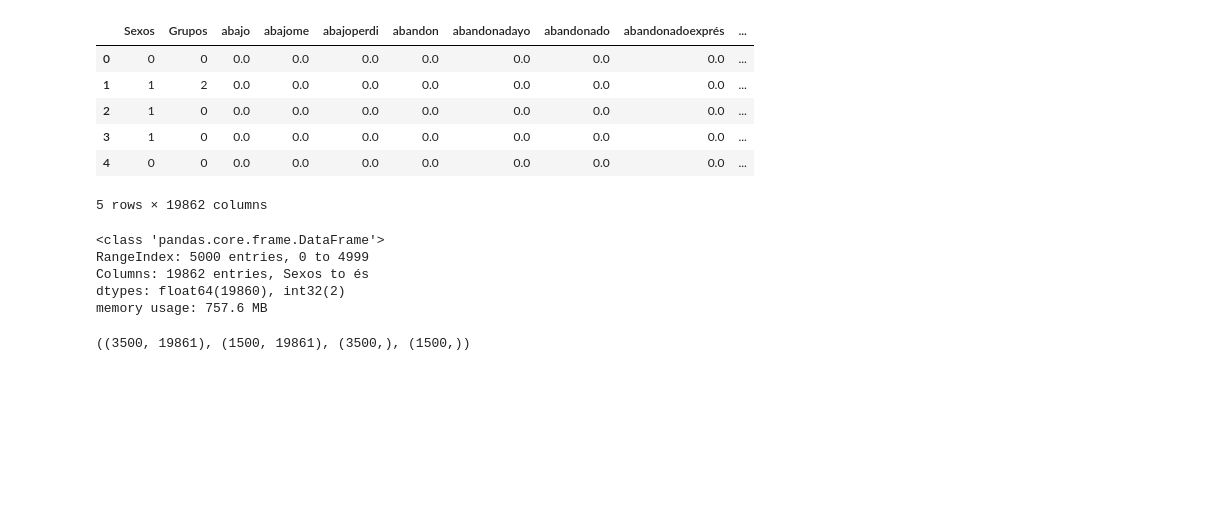
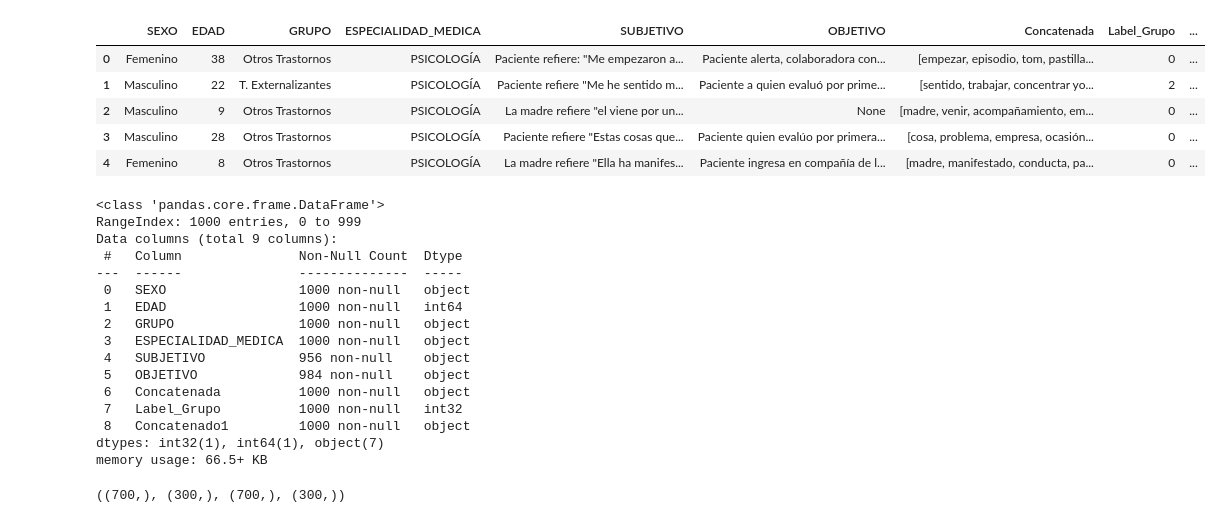
Before and after one commit to Isaias951017/Trabajo-Practica, a Jupyter notebook: models/RandomForest.ipynb, the cells around one changed output. Cells and saved outputs as stored; diff of their text form; code cells hidden in the pictures; blank space fills up the shorter version.

Commit message:
Creacion de modelos, modificiación funciones y main

```diff
--- a/models/RandomForest.ipynb
+++ b/models/RandomForest.ipynb
@@ -10,29 +11,46 @@ from sklearn.metrics import confusion_matrix
 # %%
-df = pd.read_parquet(r"C:\Users\ISAIAS_QUINTERO\Desktop\Trabajo Practica\datos_vectorizados.parquet")
+df = pd.read_parquet(r"C:\Users\ISAIAS_QUINTERO\Desktop\Trabajo Practica\datos_modelo.parquet")
 df.head()
 # %% [output]
-|  | Sexos | Grupos | abajo | abajome | abajoperdi | abandon | abandonadayo | abandonado | abandonadoexprés | ... |
-| 0 | 0 | 0 | 0.0 | 0.0 | 0.0 | 0.0 | 0.0 | 0.0 | 0.0 | ... |
-| 1 | 1 | 2 | 0.0 | 0.0 | 0.0 | 0.0 | 0.0 | 0.0 | 0.0 | ... |
-| 2 | 1 | 0 | 0.0 | 0.0 | 0.0 | 0.0 | 0.0 | 0.0 | 0.0 | ... |
-| 3 | 1 | 0 | 0.0 | 0.0 | 0.0 | 0.0 | 0.0 | 0.0 | 0.0 | ... |
-| 4 | 0 | 0 | 0.0 | 0.0 | 0.0 | 0.0 | 0.0 | 0.0 | 0.0 | ... |
+|  | SEXO | EDAD | GRUPO | ESPECIALIDAD_MEDICA | SUBJETIVO | OBJETIVO | Concatenada | Label_Grupo | ... |
+| 0 | Femenino | 38 | Otros Trastornos | PSICOLOGÍA | Paciente refiere: "Me empezaron a... | Paciente alerta, colaboradora con... | [empezar, episodio, tom, pastilla... | 0 | ... |
+| 1 | Masculino | 22 | T. Externalizantes | PSICOLOGÍA | Paciente refiere "Me he sentido m... | Paciente a quien evaluó por prime... | [sentido, trabajar, concentrar yo... | 2 | ... |
+| 2 | Masculino | 9 | Otros Trastornos | PSICOLOGÍA | La madre refiere "el viene por un... | None | [madre, venir, acompañamiento, em... | 0 | ... |
+| 3 | Masculino | 28 | Otros Trastornos | PSICOLOGÍA | Paciente refiere "Estas cosas que... | Paciente quien evalúo por primera... | [cosa, problema, empresa, ocasión... | 0 | ... |
+| 4 | Femenino | 8 | Otros Trastornos | PSICOLOGÍA | La madre refiere "Ella ha manifes... | Paciente ingresa en compañía de l... | [madre, manifestado, conducta, pa... | 0 | ... |
-5 rows × 19862 columns
 # %%
 df.info(show_counts=True)
 # %% [output]
 <class 'pandas.core.frame.DataFrame'>
-RangeIndex: 5000 entries, 0 to 4999
-Columns: 19862 entries, Sexos to és
-dtypes: float64(19860), int32(2)
-memory usage: 757.6 MB
+RangeIndex: 1000 entries, 0 to 999
+Data columns (total 9 columns):
+ #   Column               Non-Null Count  Dtype
+---  ------               --------------  -----
+ 0   SEXO                 1000 non-null   object
+ 1   EDAD                 1000 non-null   int64
+ 2   GRUPO                1000 non-null   object
+ 3   ESPECIALIDAD_MEDICA  1000 non-null   object
+ 4   SUBJETIVO            956 non-null    object
+ 5   OBJETIVO             984 non-null    object
+ 6   Concatenada          1000 non-null   object
+ 7   Label_Grupo          1000 non-null   int32
+ 8   Concatenado1         1000 non-null   object
+dtypes: int32(1), int64(1), object(7)
+memory usage: 66.5+ KB
 # %%
-X = df.drop(columns=['Grupos'])
-Y = df['Grupos']
+# Dividir datos antes del vectorizador
+X = df["Concatenado1"]
+y = df["Label_Grupo"]
 
-X_train, X_test, y_train, y_test = train_test_split(X, Y, test_size=0.3, random_state=42)
+# Vectorización segura
+X_train, X_test, y_train, y_test = train_test_split(X, y, test_size=0.3, random_state=42)
+vectorizer = TfidfVectorizer()
+X_train_vect = vectorizer.fit_transform(X_train)
+X_test_vect = vectorizer.transform(X_test)
+
+
 
 X_train.shape, X_test.shape, y_train.shape, y_test.shape
 # %% [output]
-((3500, 19861), (1500, 19861), (3500,), (1500,))
+((700,), (300,), (700,), (300,))
 # %%
```
Also changed, not shown: parts of 3 cells of this notebook, 9 other files.
